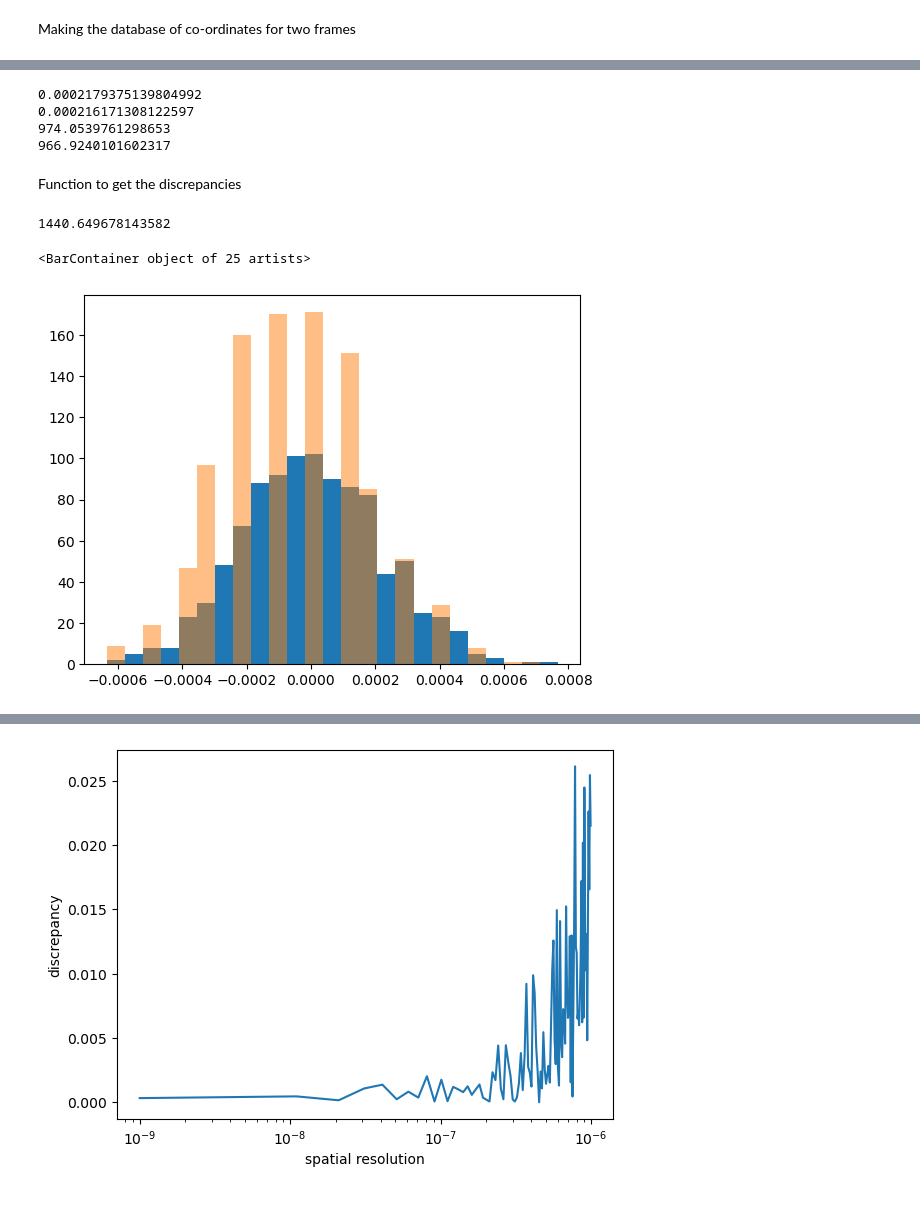
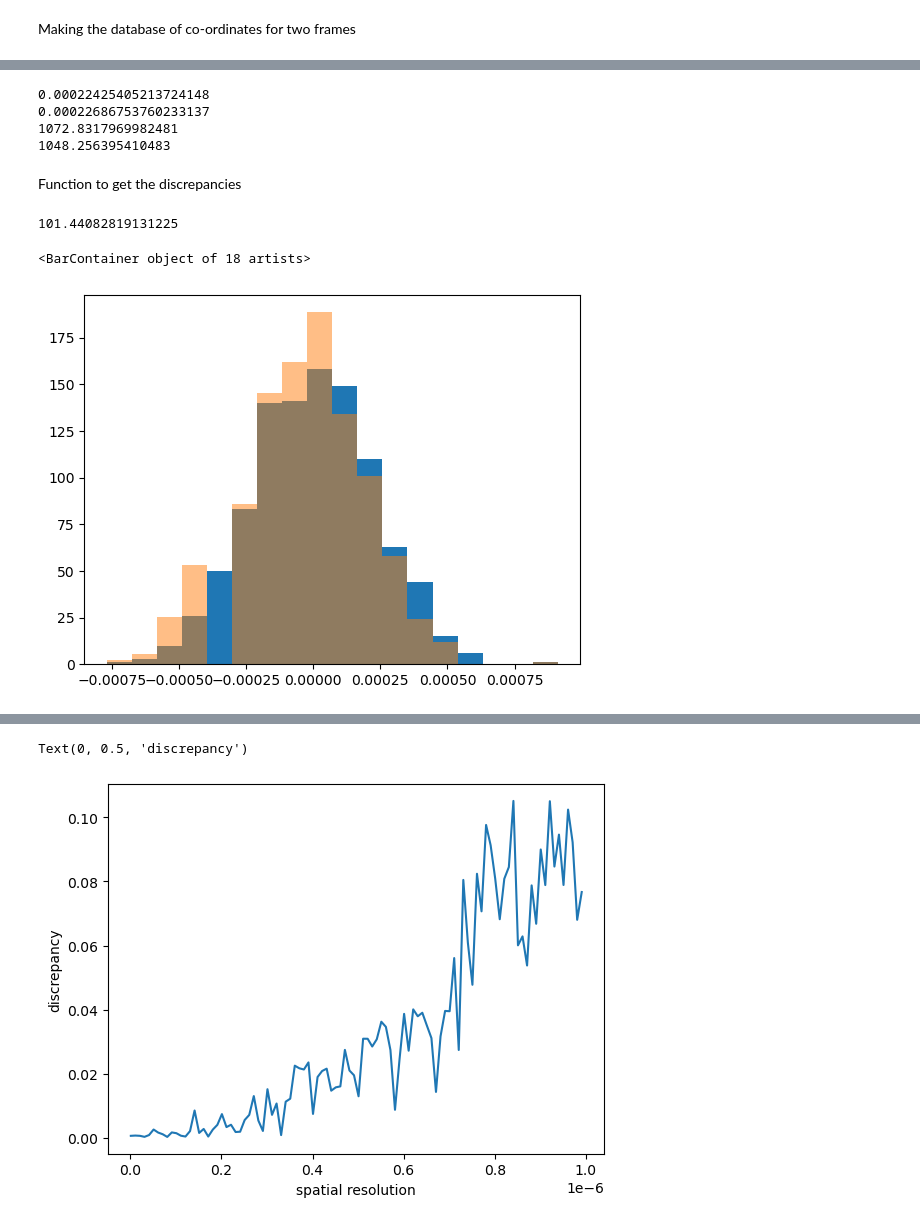
Before and after one commit to ParthM1504/Benchmarking-Dusty-Plasma-Temperature-Code, a Jupyter notebook: Benchmarking.ipynb, the cells around one changed output, grey strips where cells are left out. Saved outputs shown, nothing was run; the diff lists cells and outputs as text; code cells hidden in the pictures.

```diff
--- a/Benchmarking.ipynb
+++ b/Benchmarking.ipynb
@@ -31,6 +31,8 @@ left_SI=left*spatial_resolution
 right_SI=right*spatial_resolution
 up_SI=up*spatial_resolution
 down_SI=down*spatial_resolution
+final_frame=100
+n_bins=18
 # %% [output]
 0.00021903148058823087
 # %% [markdown]
@@ -236,7 +239,7 @@ def make_velocities(fps,num_particles,spatial_resolution, mu,T, right_border_px,
     return frame_full_df
 # %%
 # Print the DataFrame for each frame
-x_y_df = make_velocities(fps,num_particles,spatial_resolution, mu,T, right, up, 100)
+x_y_df = make_velocities(fps,num_particles,spatial_resolution, mu,T, right, up, final_frame)
 x_y_df
 # %% [output]
 |  | part_no | x | y | frame | vx (restored) | vy (restored) | vx | vy |
@@ -289,15 +292,15 @@ ax.bar(arr_bins_centers, counts_res/np.sum(np.abs(vx_restored))/10, width = (arr
 # %%
-vx_restored=x_y_df[x_y_df['frame']==1]['vx (restored)']
-sample_vx=x_y_df[x_y_df['frame']==1]['vx']
+vx_restored=x_y_df['vx (restored)']
+sample_vx=x_y_df['vx']
 print(np.std(vx_restored))
 print(np.std(sample_vx))
 print(mass*np.std(sample_vx)**2/constants.Boltzmann)
 print(mass*np.std(x_y_df['vx (restored)'])**2/constants.Boltzmann)
 # %% [output]
-0.0002179375139804992
-0.000216171308122597
-974.0539761298653
-966.9240101602317
+0.00022425405213724148
+0.00022686753760233137
+1072.8317969982481
+1048.256395410483
 # %% [markdown]
 Function to get the discrepancies
 # %%
@@ -312,23 +315,23 @@ def get_percent_discrepancies(v_restored,v_actual):
 # %%
 get_percent_discrepancies(vx_restored,sample_vx)
 # %% [output]
-1440.649678143582
+101.44082819131225
 # %%
 df=make_velocities(fps,num_particles,spatial_resolution, mu,T, right, up,3)
-counts, bins = np.histogram(sample_vx, bins = 25)
+counts, bins = np.histogram(sample_vx, bins = n_bins)
 fig, ax = plt.subplots()
 arr_bins_centers = 0.5 * (bins[1:] + bins[:-1])
-ax.bar(arr_bins_centers, counts, width = (arr_bins_centers[1] - arr_bins_centers[0]))
+ax.bar(arr_bins_centers, counts/final_frame, width = (arr_bins_centers[1] - arr_bins_centers[0]))
 # print(sample_v)
 bins = arr_bins_centers - 0.5 * (arr_bins_centers[1] - arr_bins_centers[0])
 bins = np.append(bins, bins[-1] + (bins[1] - bins[0]))
-vx_restored = np.array(x_y_df[x_y_df['frame'] == 1]['vx (restored)'])
+vx_restored = np.array(x_y_df['vx (restored)'])
 counts_res, bins_res = np.histogram(vx_restored, bins = bins)
 arr_bins_centers = 0.5 * (bins_res[1:] + bins_res[:-1])
-ax.bar(arr_bins_centers, counts_res, width = (arr_bins_centers[1] - arr_bins_centers[0]),alpha=0.5)
+ax.bar(arr_bins_centers, counts_res/final_frame, width = (arr_bins_centers[1] - arr_bins_centers[0]),alpha=0.5)
 # %% [output]
-<BarContainer object of 25 artists>
+<BarContainer object of 18 artists>
-[figure, old version]
+[figure, new version]
 # %%
 spatial_resolution_arr=np.arange(1E-9,1E-6,1E-8)
 print(spatial_resolution_arr)
@@ -364,6 +367,7 @@ fig, ax = plt.subplots()
 ax.plot(spatial_resolution_arr, T_discrepancy_arr)
 ax.set_xlabel('spatial resolution')
 ax.set_ylabel('discrepancy')
-ax.set_xscale('log')
+# ax.set_xscale('log')
 # %% [output]
+Text(0, 0.5, 'discrepancy')
-[figure, old version]
+[figure, new version]
```
Also changed, not shown: parts of 13 cells of this notebook.
